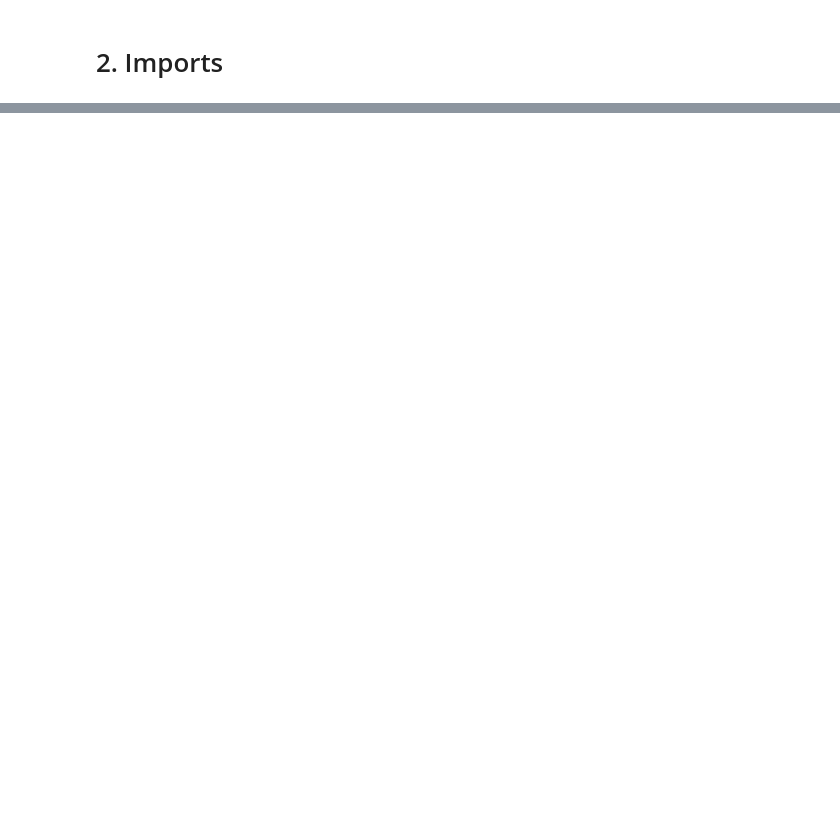
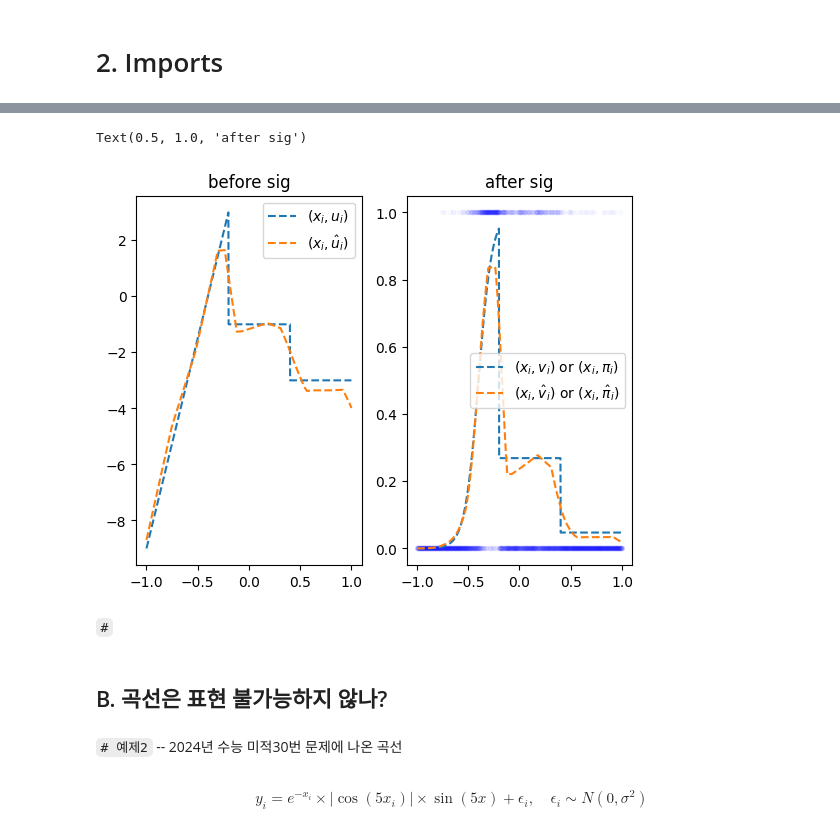
Before and after one commit to xoguqrla/DL2025, a Jupyter notebook: posts/04wk-2.ipynb, the cells around one changed output, grey strips where cells are left out. Cells and saved outputs as stored; diff of their text form; code cells hidden in the pictures; blank space fills up the shorter version.

```diff
--- a/posts/04wk-2.ipynb
+++ b/posts/04wk-2.ipynb
@@ -569,0 +104,48 @@ loss_fn = torch.nn.CrossEntropyLoss() # <- 이 로스에 torch.nn.Softmax() 가
+# %%
+## 수업 시간에 따로 적은 내용!
+
+#torch.manual_seed(43052)
+net = torch.nn.Sequential(
+    torch.nn.Linear(1,512),
+    torch.nn.ReLU(),
+    torch.nn.Linear(512,1),
+    #torch.nn.Sigmoid()
+)
+#loss_fn = torch.nn.BCELoss()
+loss_fn = torch.nn.BCEWithLogitsLoss()
+optimizr = torch.optim.Adam(net.parameters())
+#--#
+for epoc in range(5000):
+    ## 1
+    yhat = net(x)
+    ## 2
+    loss = loss_fn(yhat,y)
+    ## 3
+    loss.backward()
+    ## 4
+    optimizr.step()
+    optimizr.zero_grad()
+# %%
+## 수업 시간에 따로 적은 내용!
+
+fig,ax = plt.subplots(1,2)
+ax[0].plot(x,u,'--',label=r"$(x_i,u_i)$")
+ax[0].plot(x,yhat.data,'--',label=r"$(x_i,\hat{u}_i)$")
+ax[0].legend()
+ax[0].set_title("before sig")
+ax[1].plot(x,y,'.',alpha=0.02,color="blue")
+ax[1].plot(x,v,'--', color="C0", label=r"$(x_i,v_i)$ or $(x_i,\pi_i)$")
+ax[1].plot(x,sig(yhat.data),'--',color="C1",label=r"$(x_i,\hat{v}_i)$ or $(x_i,\hat{\pi}_i)$")
+ax[1].legend()
+ax[1].set_title("after sig")
+# %% [output]
+Text(0.5, 1.0, 'after sig')
+[figure, added]
+# %% [markdown]
+`#`
+# %% [markdown]
+## B. 곡선은 표현 불가능하지 않나?
+# %% [markdown]
+`# 예제2` --  2024년 수능 미적30번 문제에 나온 곡선
+# %% [markdown]
+$$y_i = e^{-x_i} \times  |\cos(5x_i)| \times \sin(5x) + \epsilon_i, \quad \epsilon_i \sim N(0,\sigma^2)$$
```
Also changed, not shown: parts of 219 cells of this notebook.
